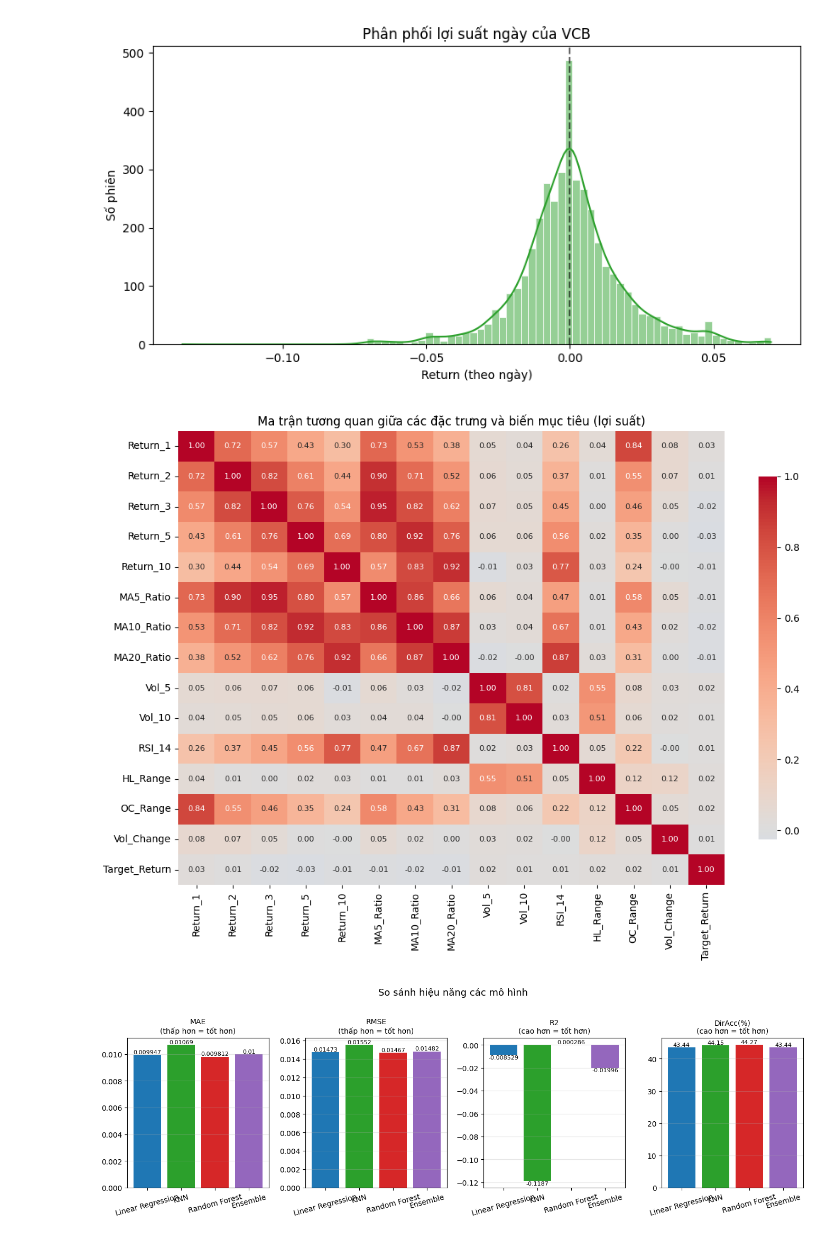
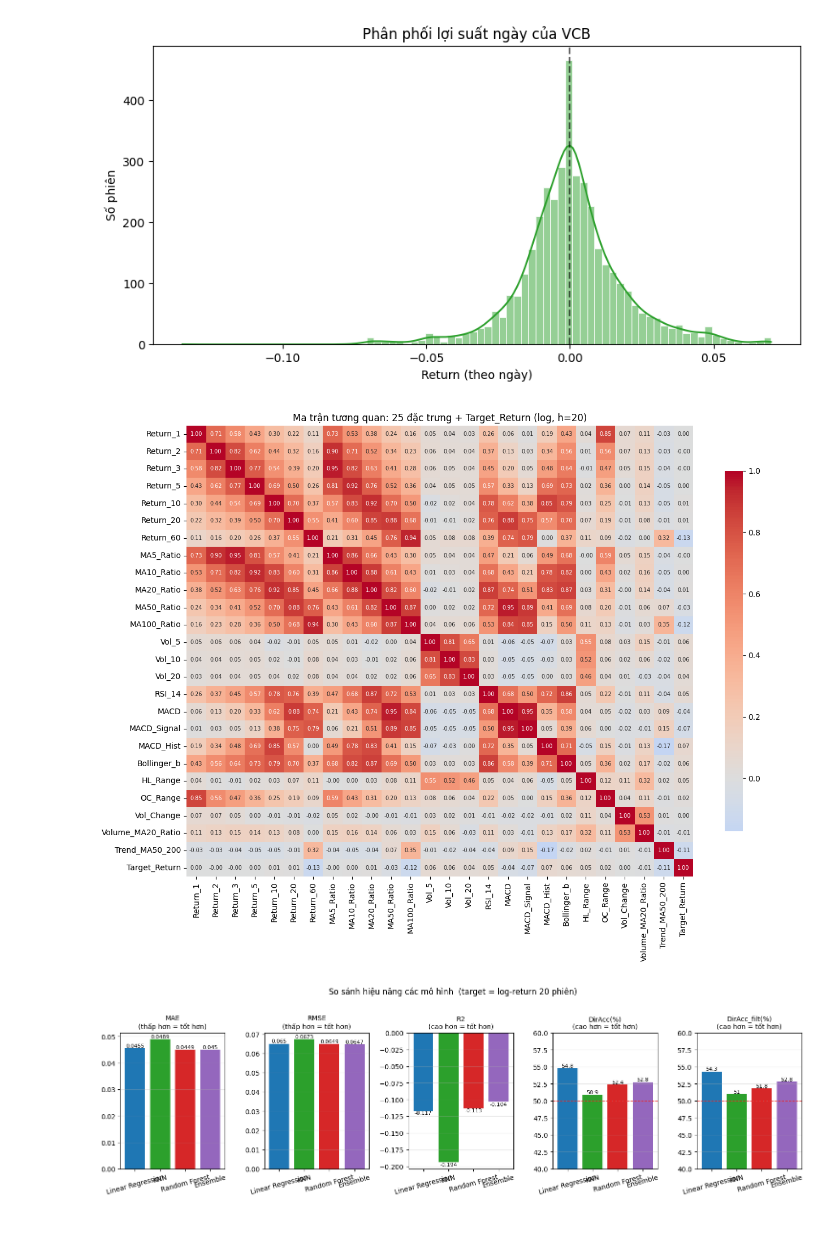
Before and after one commit to bason1610-lang/vn-index-hocmay, a Jupyter notebook: Milestone/Milestone.ipynb, the cells around one changed output. Saved outputs shown, nothing was run; the diff lists cells and outputs as text; code cells hidden in the pictures.

```diff
--- a/Milestone/Milestone.ipynb
+++ b/Milestone/Milestone.ipynb
@@ -84,15 +88,18 @@ Chạy ô bên dưới để **tái lập** toàn bộ kết quả (load dữ li
 # %%
 import sys
 sys.path.insert(0, '../scripts')
-from ml_utils import run_full_pipeline
+from ml_utils import run_full_pipeline, compare_horizons
 
-result = run_full_pipeline(interval='1d', train_ratio=0.8, save_images=True)
+result = run_full_pipeline(horizon=20, save_images=True)
 
 print('Số mẫu train :', len(result['X_train']))
 print('Số mẫu test  :', len(result['X_test']))
+import pandas as pd
+dt = pd.to_datetime(result['dates_test'])
+print('Khoảng test  :', dt.min().date(), '→', dt.max().date())
 print()
-print('--- METRIC TRÊN MIỀN LỢI SUẤT ---')
+print('--- METRIC TRÊN LOG-RETURN (horizon = 20) ---')
 display(result['metrics_return'])
-print('--- METRIC TRÊN MIỀN GIÁ (VND) ---')
+print('--- METRIC TRÊN GIÁ (VND) ---')
 display(result['metrics_price'])
 # %% [output]
@@ -117,3 +125,3 @@ Số mẫu test  : 838
-[figure, old version]
+[figure, new version]
-[figure, old version]
+[figure, new version]
-[figure, old version]
+[figure, new version]
```
Also changed, not shown: parts of 17 cells of this notebook, 22 other files.
